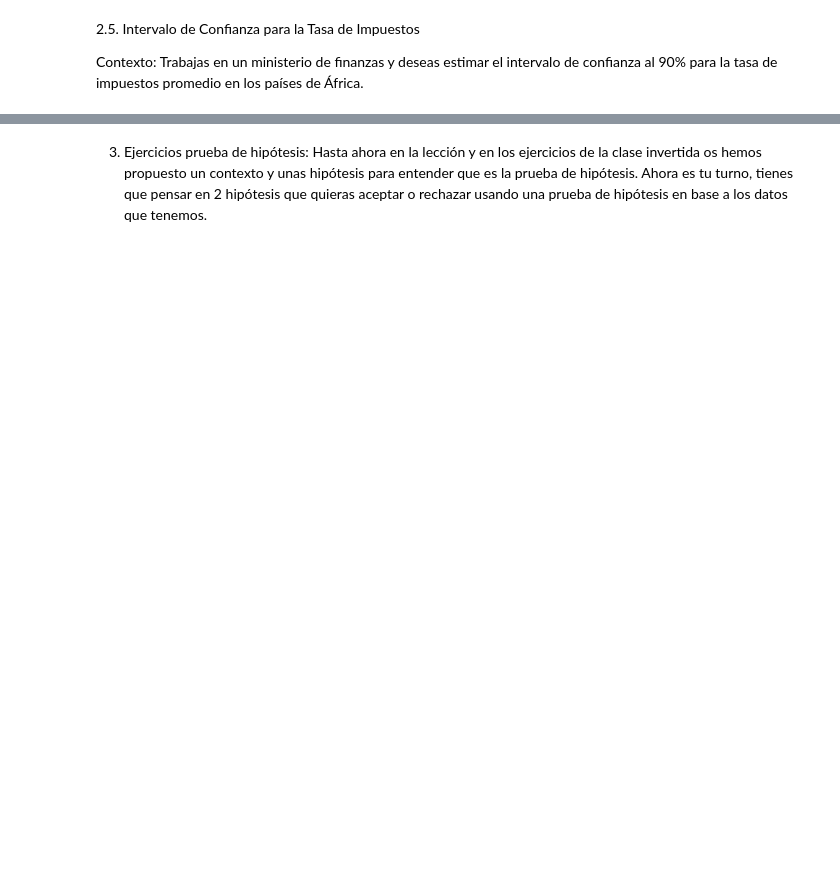
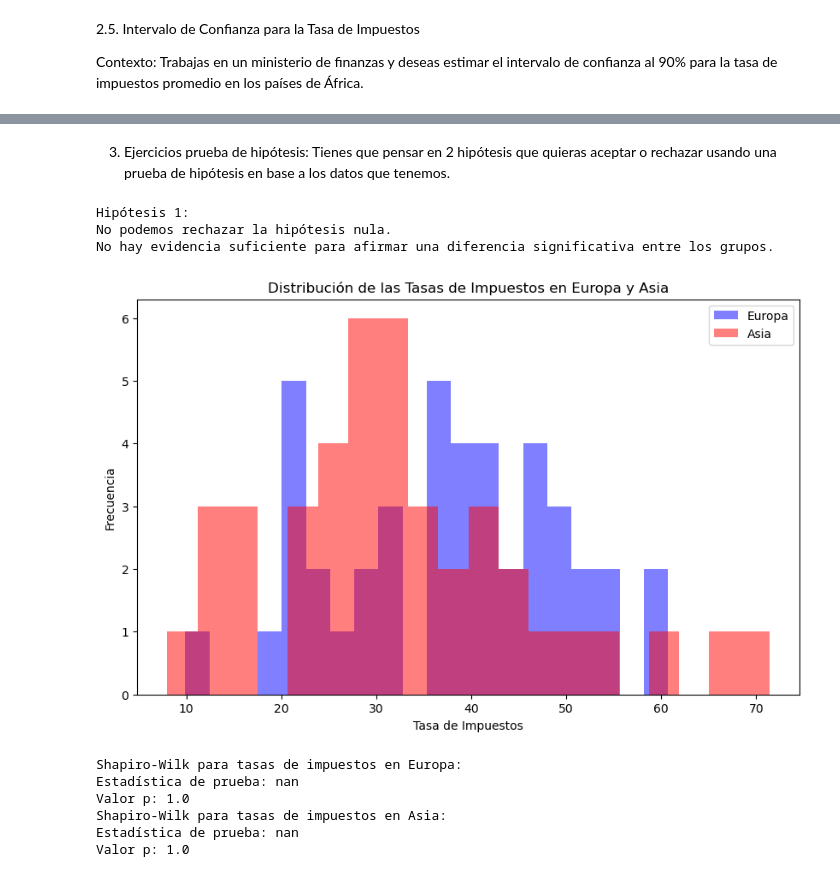
Before and after one commit to BSReguera/Pair-Programming-Modulo-3-Sprint2-, a Jupyter notebook: pairprogramming-modulo3-sprint2-leccion09.ipynb, the cells around one changed output, grey strips where cells are left out. Saved outputs shown, nothing was run; the diff lists cells and outputs as text; code cells hidden in the pictures; blank space fills up the shorter version.

Commit message:
pair 09 updated

```diff
--- a/pairprogramming-modulo3-sprint2-leccion09.ipynb
+++ b/pairprogramming-modulo3-sprint2-leccion09.ipynb
@@ -50,2 +332,2 @@ Contexto: Trabajas en un ministerio de finanzas y deseas estimar el intervalo de
 # %% [markdown]
-3. Ejercicios prueba de hipótesis: Hasta ahora en la lección y en los ejercicios de la clase invertida os hemos propuesto un contexto y unas hipótesis para entender que es la prueba de hipótesis. Ahora es tu turno, tienes que pensar en 2 hipótesis que quieras aceptar o rechazar usando una prueba de hipótesis en base a los datos que tenemos.
+3. Ejercicios prueba de hipótesis: Tienes que pensar en 2 hipótesis que quieras aceptar o rechazar usando una prueba de hipótesis en base a los datos que tenemos.
@@ -51,0 +341,73 @@ Contexto: Trabajas en un ministerio de finanzas y deseas estimar el intervalo de
+# %%
+# Resolución mediante la prueba t de Student.
+def prueba_hipotesis(*args):
+    # Verificar si las varianzas son iguales
+    if len(args) == 2:
+        p_value_varianza = stats.levene(*args, center="median")[1]
+    else:
+        p_value_varianza = stats.bartlett(*args)[1]
+
+    # Realizar la prueba t de Student
+    if p_value_varianza > 0.05:
+        t_stat, p_value = stats.ttest_ind(*args, equal_var=True)
+    else:
+        t_stat, p_value = stats.ttest_ind(*args, equal_var=False)
+
+    # Nivel de significancia (alfa)
+    alpha = 0.05
+
+    # Comparar p-value con alfa
+    if p_value < alpha:
+        print("Rechazamos la hipótesis nula.")
+        print("Hay una diferencia significativa entre los grupos.")
+    else:
+        print("No podemos rechazar la hipótesis nula.")
+        print("No hay evidencia suficiente para afirmar una diferencia significativa entre los grupos.")
+
+# Hipótesis 1: Comparación de tasas de impuestos entre Europa y Asia
+tasas_europa = df_pair9[df_pair9["continent"] == "Europe"]["total_tax_rate"]
+tasas_asia = df_pair9[df_pair9["continent"] == "Asia"]["total_tax_rate"]
+print("Hipótesis 1:")
+prueba_hipotesis(tasas_europa, tasas_asia)
+# %% [output]
+Hipótesis 1:
+No podemos rechazar la hipótesis nula.
+No hay evidencia suficiente para afirmar una diferencia significativa entre los grupos.
+# %%
+# Histogramas de las tasas de impuestos en Europa y Asia
+plt.figure(figsize=(10, 6))
+plt.hist(df_europe, bins=20, alpha=0.5, label='Europa', color='blue')
+plt.hist(df_asia, bins=20, alpha=0.5, label='Asia', color='red')
+plt.xlabel('Tasa de Impuestos')
+plt.ylabel('Frecuencia')
+plt.title('Distribución de las Tasas de Impuestos en Europa y Asia')
+plt.legend()
+plt.show()
+# %% [output]
+[figure, added]
+# %%
+# Resolución: Hipótesis 1: Comparación de tasas de impuestos entre Europa y Asia
+# Prueba de normalidad: Usaremos el test de Shapiro-Wilk para evaluar si las tasas de impuestos en Europa y Asia siguen una distribución normal.
+# Obtener las tasas de impuestos para Europa y Asia
+tasas_europa = df_pair9[df_pair9["continent"] == "Europe"]["total_tax_rate"]
+tasas_asia = df_pair9[df_pair9["continent"] == "Asia"]["total_tax_rate"]
+
+# Realizar la prueba de Shapiro-Wilk para Europa
+stat_europa, p_value_europa = shapiro(tasas_europa)
+
+print("Shapiro-Wilk para tasas de impuestos en Europa:")
+print(f"Estadística de prueba: {stat_europa}")
+print(f"Valor p: {p_value_europa}")
+
+# Realizar la prueba de Shapiro-Wilk para Asia
+stat_asia, p_value_asia = shapiro(tasas_asia)
+print("Shapiro-Wilk para tasas de impuestos en Asia:")
+print(f"Estadística de prueba: {stat_asia}")
+print(f"Valor p: {p_value_asia}")
+# %% [output]
+Shapiro-Wilk para tasas de impuestos en Europa:
+Estadística de prueba: nan
+Valor p: 1.0
+Shapiro-Wilk para tasas de impuestos en Asia:
+Estadística de prueba: nan
+Valor p: 1.0
```
Also changed, not shown: parts of 27 cells of this notebook.
